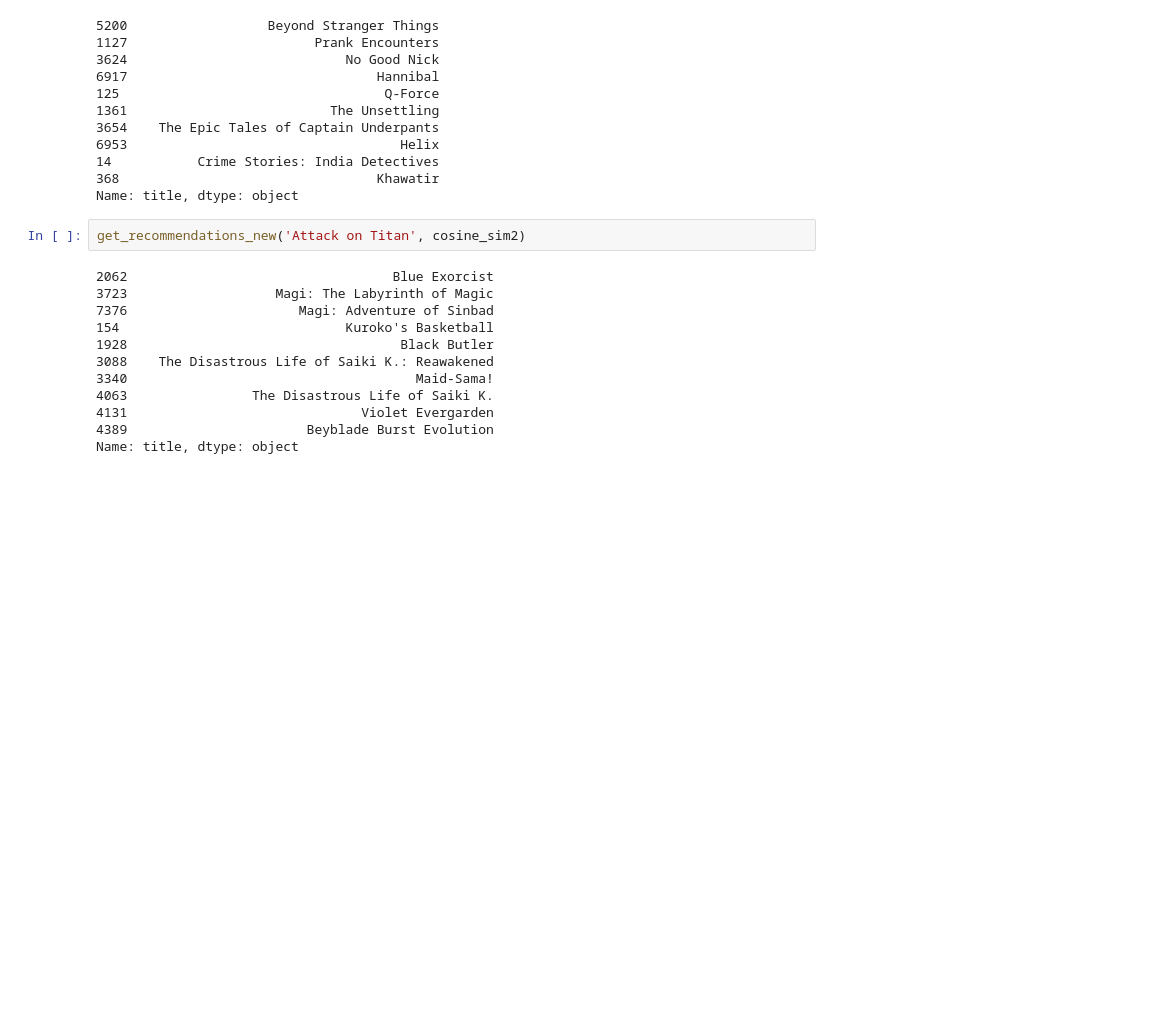
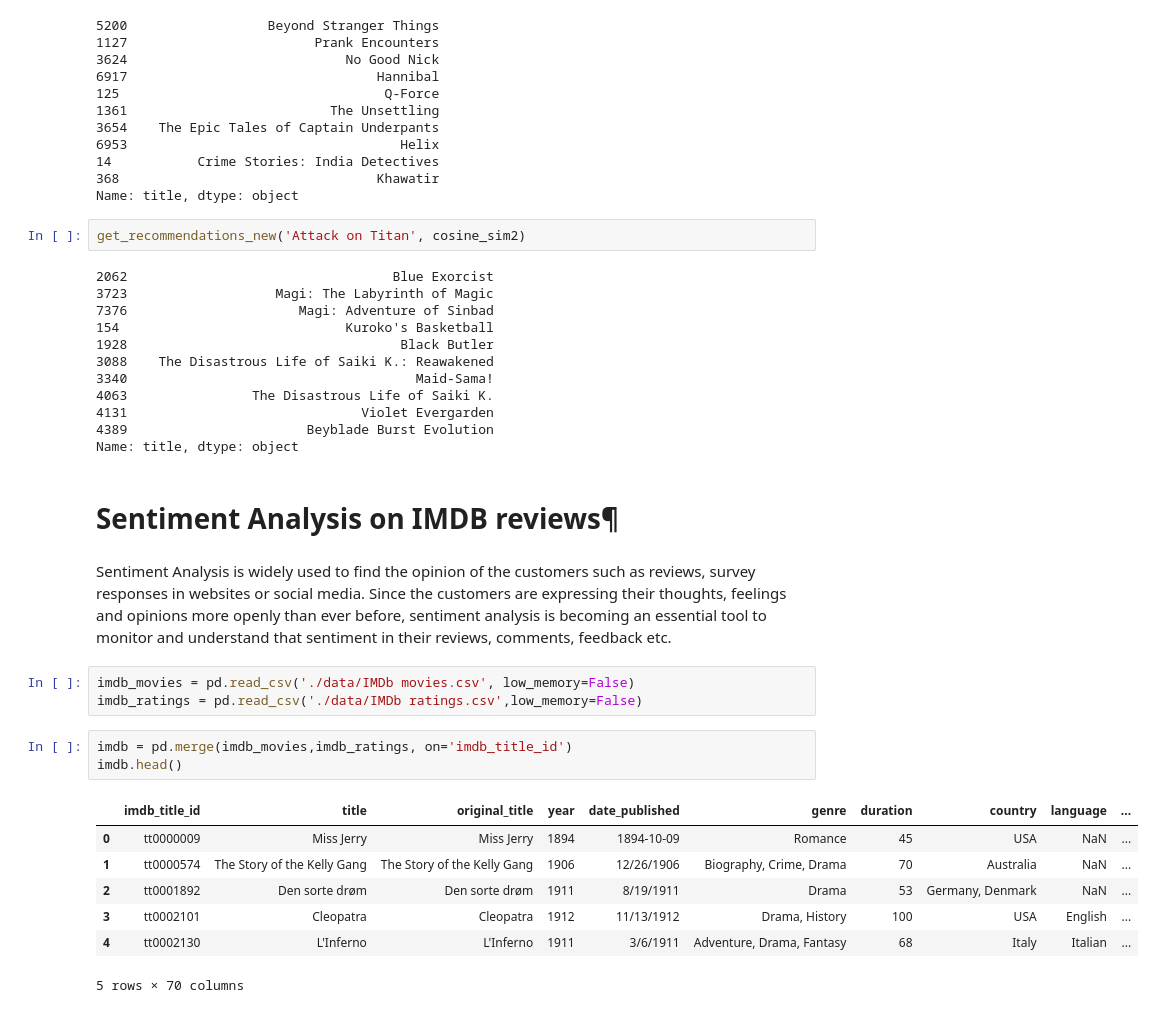
Before and after one commit to nguyen-tr-thuc/Netflix-Movies-and-TV-Shows, a Jupyter notebook: netflix_project.ipynb, the cells around one changed output. Drawn from its saved outputs; the diff is of its cells as text; blank space fills up the shorter version.

```diff
--- a/netflix_project.ipynb
+++ b/netflix_project.ipynb
@@ -1010,3 +1012,21 @@ get_recommendations_new('Attack on Titan', cosine_sim2)
 4131                              Violet Evergarden
 4389                       Beyblade Burst Evolution
 Name: title, dtype: object
+# %% [markdown]
+# Sentiment Analysis on IMDB reviews¶
+# %% [markdown]
+Sentiment Analysis is widely used to find the opinion of the customers such as reviews, survey responses in websites or social media. Since the customers are expressing their thoughts, feelings and opinions more openly than ever before, sentiment analysis is becoming an essential tool to monitor and understand that sentiment in their reviews, comments, feedback etc.
+# %%
+imdb_movies = pd.read_csv('./data/IMDb movies.csv', low_memory=False)
+imdb_ratings = pd.read_csv('./data/IMDb ratings.csv',low_memory=False)
+# %%
+imdb = pd.merge(imdb_movies,imdb_ratings, on='imdb_title_id')
+imdb.head()
+# %% [output]
+|  | imdb_title_id | title | original_title | year | date_published | genre | duration | country | language | ... |
+| 0 | tt0000009 | Miss Jerry | Miss Jerry | 1894 | 1894-10-09 | Romance | 45 | USA | NaN | ... |
+| 1 | tt0000574 | The Story of the Kelly Gang | The Story of the Kelly Gang | 1906 | 12/26/1906 | Biography, Crime, Drama | 70 | Australia | NaN | ... |
+| 2 | tt0001892 | Den sorte drøm | Den sorte drøm | 1911 | 8/19/1911 | Drama | 53 | Germany, Denmark | NaN | ... |
+| 3 | tt0002101 | Cleopatra | Cleopatra | 1912 | 11/13/1912 | Drama, History | 100 | USA | English | ... |
+| 4 | tt0002130 | L'Inferno | L'Inferno | 1911 | 3/6/1911 | Adventure, Drama, Fantasy | 68 | Italy | Italian | ... |
+5 rows × 70 columns
```
Also changed, not shown: parts of 19 cells of this notebook, 4 other files.
